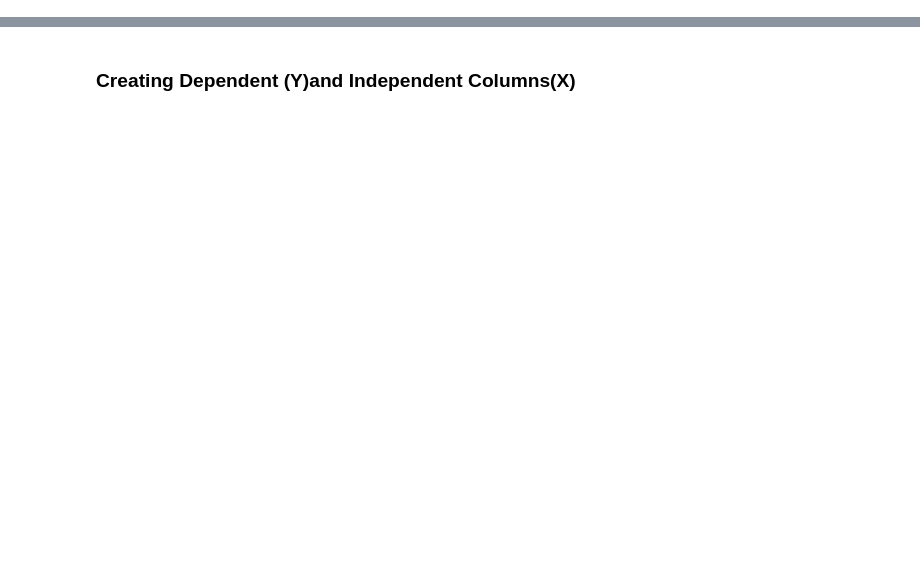
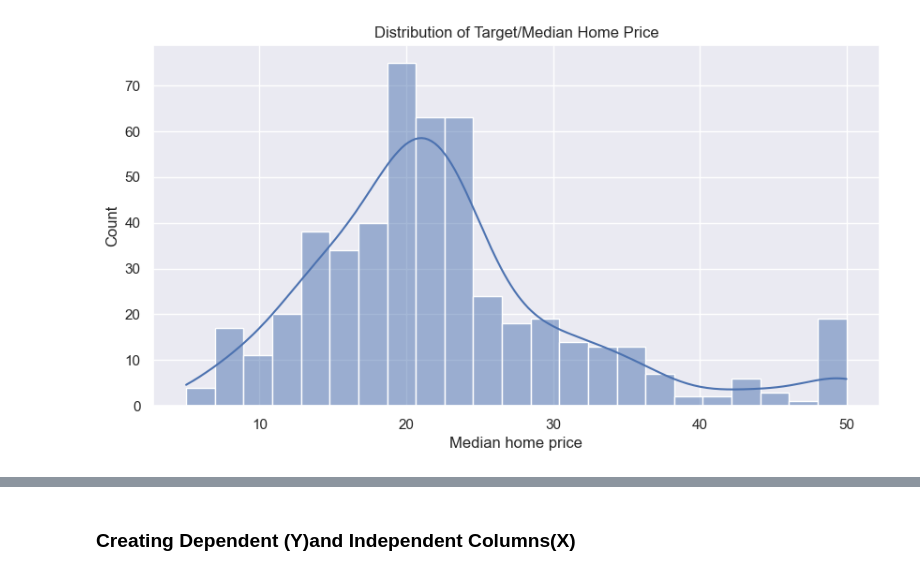
Before and after one commit to AhmadAlee10/linear-regression-boston, a Jupyter notebook: BostonDataset.ipynb, the cells around one changed output, grey strips where cells are left out. Saved outputs shown, nothing was run; the diff lists cells and outputs as text; code cells hidden in the pictures; blank space fills up the shorter version.

```diff
--- a/BostonDataset.ipynb
+++ b/BostonDataset.ipynb
@@ -32,0 +141,7 @@ df.isnull().sum()
+# %%
+plt.figure(figsize=(10,5))
+sns.histplot(data=df[target],kde=True)
+plt.title('Distribution of Target/Median Home Price')
+plt.show()
+# %% [output]
+[figure, added]
```
Also changed, not shown: parts of 26 cells of this notebook.
